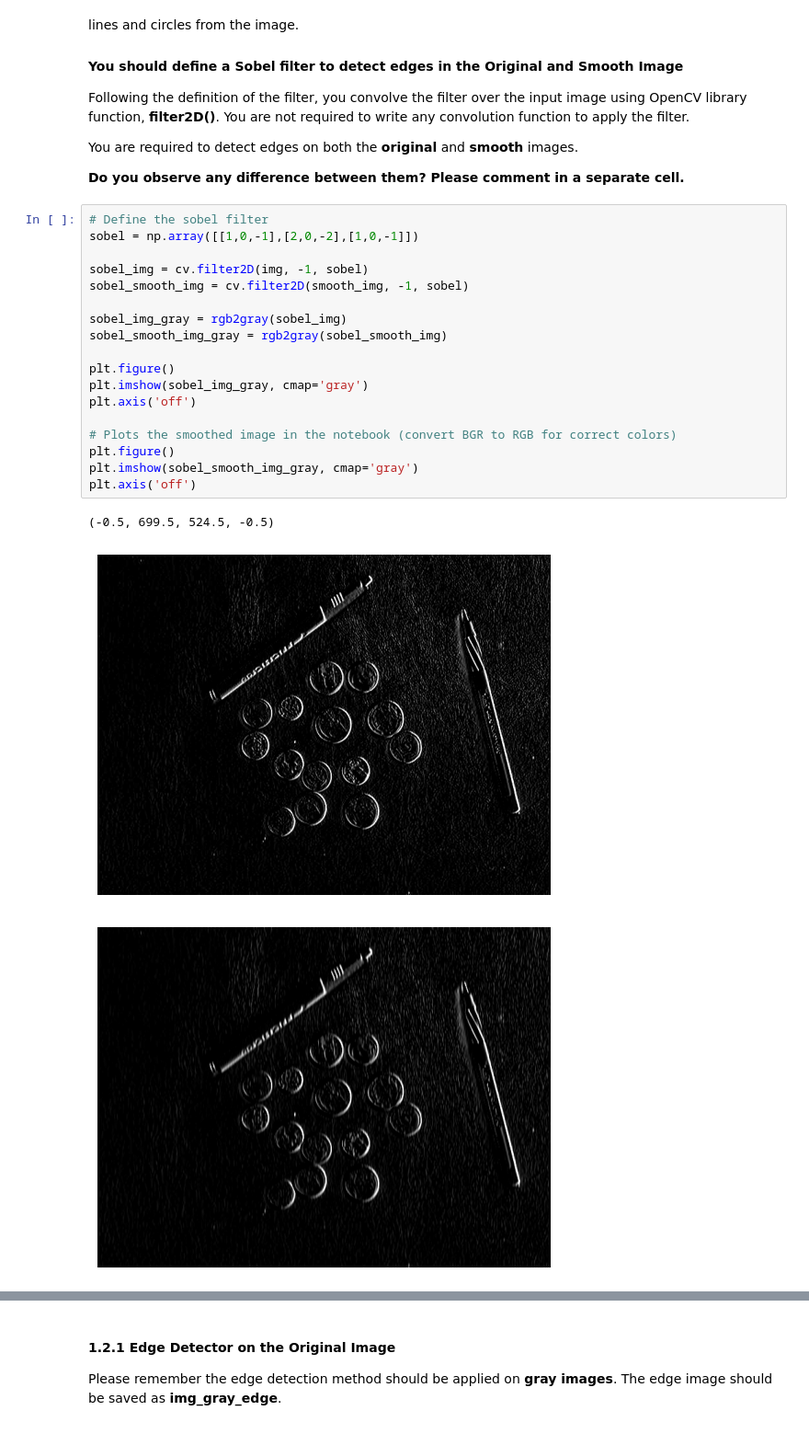
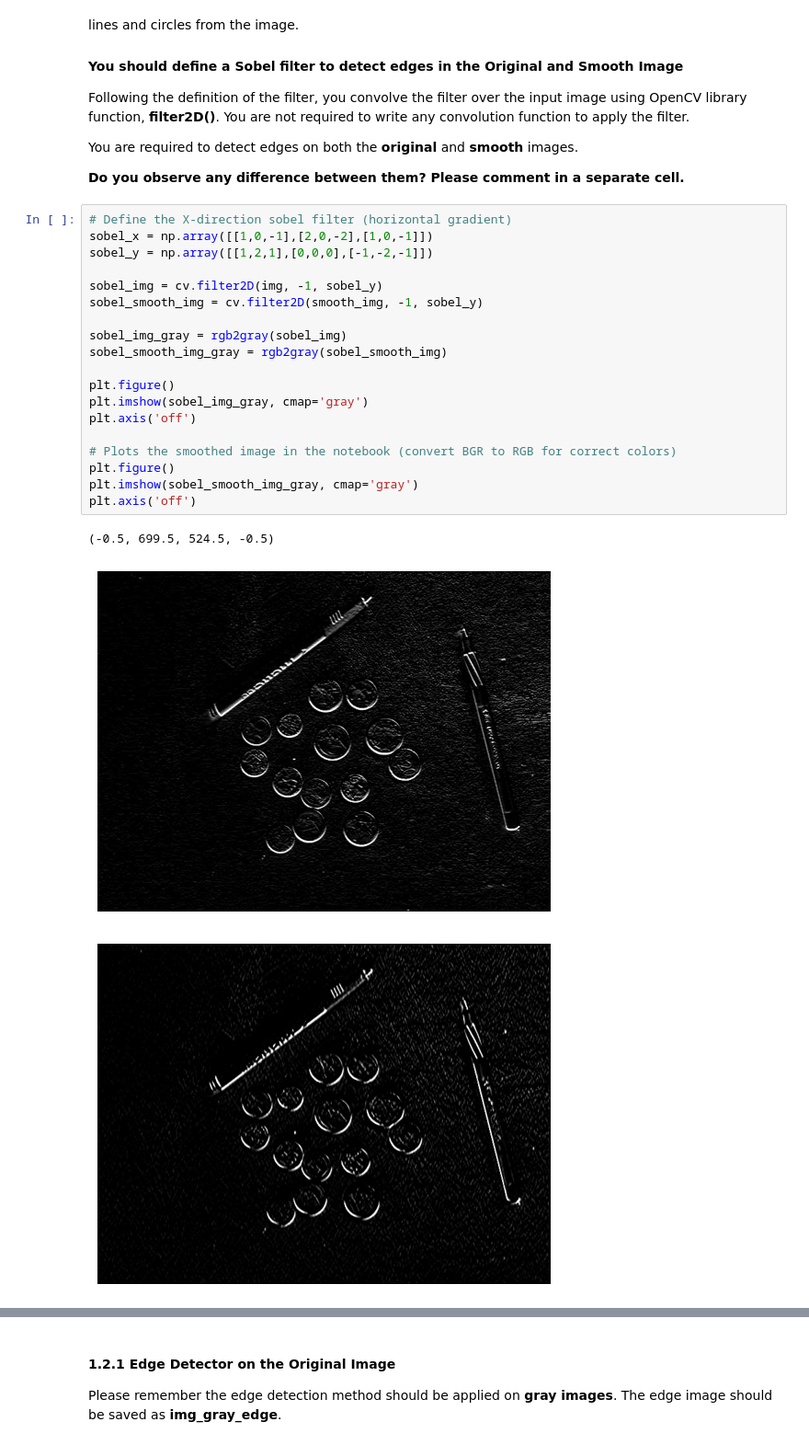
Before and after one commit to JaredMiller9922/CS-6320, a Jupyter notebook: proj2_6320/proj2_code/Project_2_CS6320.ipynb, the cells around one changed output, grey strips where cells are left out. Shown at 92% size. Saved outputs shown, nothing was run; the diff lists cells and outputs as text.

```diff
--- a/proj2_6320/proj2_code/Project_2_CS6320.ipynb
+++ b/proj2_6320/proj2_code/Project_2_CS6320.ipynb
@@ -181,24 +181,25 @@ You are required to detect edges on both the <b>original</b> and <b>smooth</b> i
 
 <b>Do you observe any difference between them? Please comment in a separate cell.</b>
 # %%
-# Define the sobel filter
-sobel = np.array([[1,0,-1],[2,0,-2],[1,0,-1]])
+# Define the X-direction sobel filter (horizontal gradient)
+sobel_x = np.array([[1,0,-1],[2,0,-2],[1,0,-1]])
+sobel_y = np.array([[1,2,1],[0,0,0],[-1,-2,-1]])
 
-sobel_img = cv.filter2D(img, -1, sobel)
-sobel_smooth_img = cv.filter2D(smooth_img, -1, sobel)
+sobel_img = cv.filter2D(img, -1, sobel_y)
+sobel_smooth_img = cv.filter2D(smooth_img, -1, sobel_y)
 
 sobel_img_gray = rgb2gray(sobel_img)
 sobel_smooth_img_gray = rgb2gray(sobel_smooth_img)
 
 plt.figure()
 plt.imshow(sobel_img_gray, cmap='gray')
 plt.axis('off')
 
 # Plots the smoothed image in the notebook (convert BGR to RGB for correct colors)
 plt.figure()
 plt.imshow(sobel_smooth_img_gray, cmap='gray')
 plt.axis('off')
 # %% [output]
 (-0.5, 699.5, 524.5, -0.5)
-[figure, old version]
+[figure, new version]
-[figure, old version]
+[figure, new version]
```
Also changed, not shown: parts of 7 cells of this notebook, 2 other files.
